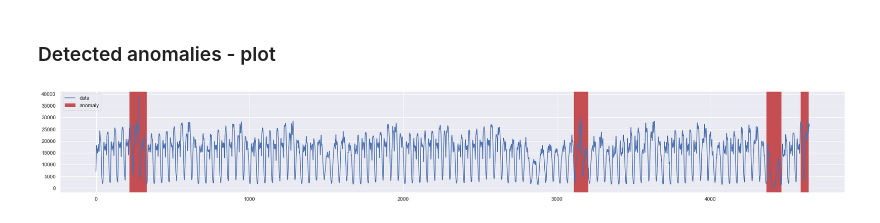
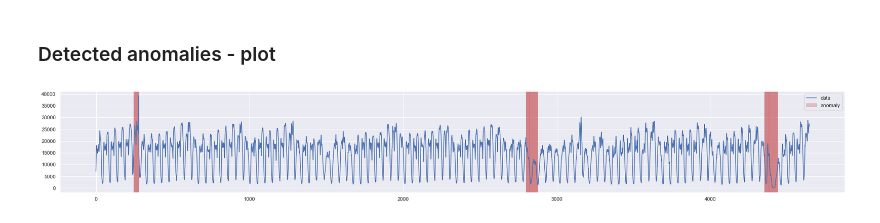
Before and after one commit to bartk97/NYC-Taxi-Anomaly-Detection, a Jupyter notebook: NYC TAXI- anomaly detection with LSTM Autoencoder.ipynb, the cells around one changed output. Saved outputs shown, nothing was run; the diff lists cells and outputs as text; code cells hidden in the pictures.

```diff
--- a/NYC TAXI- anomaly detection with LSTM Autoencoder.ipynb
+++ b/NYC TAXI- anomaly detection with LSTM Autoencoder.ipynb
@@ -331,5 +331,5 @@ print(np.mean(test_mae_loss)[0] + 2 * np.std(test_mae_loss)[0])
 # %%
-threshold = 0.06
+threshold = 0.2
 # %% [markdown]
 ### Loss for each window of the test set vs Threshold
 # %%
@@ -383,24 +383,18 @@ indexes = []
 for d in dates_with_hours_anomalies:
     index_low = np.where(dates_test == d)
     d_temp = d  + np.timedelta64(int(window_length / 2), 'h')
-
-    if d_temp < np.max(dates_test):
-        index_up = np.where(dates_test == d_temp) # window length = 24h
-    else:
-        index_up = np.where(dates_test == d) # window length = 24h
-
-    indexes.append([index_low[0][0], index_up[0][0]])
+    indexes.append(index_low[0][0])
 # %% [markdown]
 ### Detected anomalies - plot
 # %%
 plt.figure(figsize=(30,4))
 for index in indexes:
-    plt.axvspan(index[0], index[1], color='r')
+    plt.axvspan(index, index, color='r', alpha=0.3)
 plt.plot(scaler.inverse_transform(test).flatten())
 plt.legend(['data', 'anomaly'])
 plt.show()
 # %% [output]
-[figure, old version]
+[figure, new version]
 # %% [markdown]
 Detected anomalies  match the following events:
 * [NYC Marathon](https://en.wikipedia.org/wiki/2014_New_York_City_Marathon) (02.11.2014)
```
Also changed, not shown: parts of 9 cells of this notebook.
